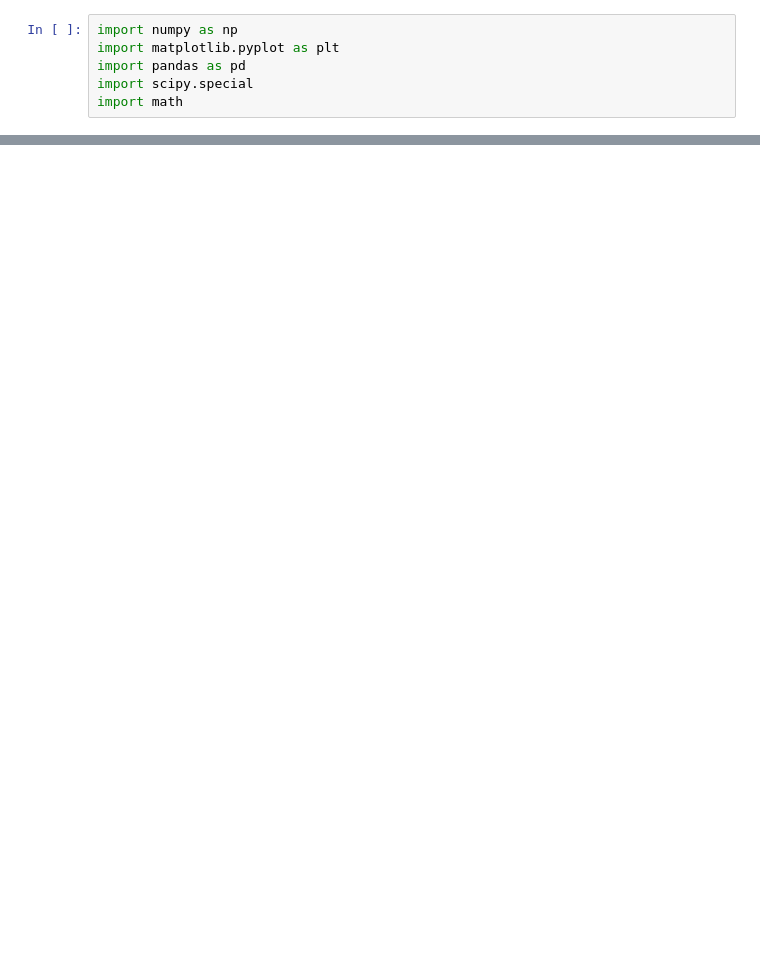
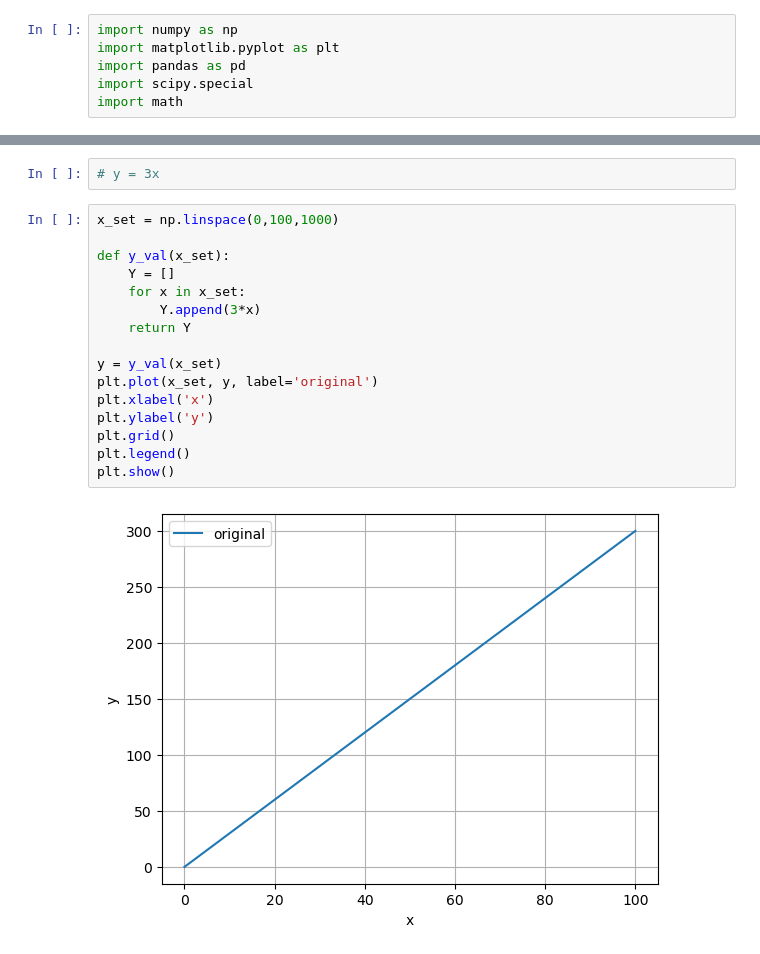
Before and after one commit to SKvr-46/Wavenumber_Spectrum, a Jupyter notebook: Untitled.ipynb, the cells around one changed output, grey strips where cells are left out. Drawn from its saved outputs; the diff is of its cells as text; blank space fills up the shorter version.

```diff
--- a/Untitled.ipynb
+++ b/Untitled.ipynb
@@ -492,0 +221,20 @@ array([   0.        -6.28318531e-06j,    5.00500501-6.28318531e-06j,
+# %%
+# y = 3x
+# %%
+x_set = np.linspace(0,100,1000)
+
+def y_val(x_set):
+    Y = []
+    for x in x_set:
+        Y.append(3*x)
+    return Y
+
+y = y_val(x_set)
+plt.plot(x_set, y, label='original')
+plt.xlabel('x')
+plt.ylabel('y')
+plt.grid()
+plt.legend()
+plt.show()
+# %% [output]
+[figure, added]
```
Also changed, not shown: parts of 45 cells of this notebook.
